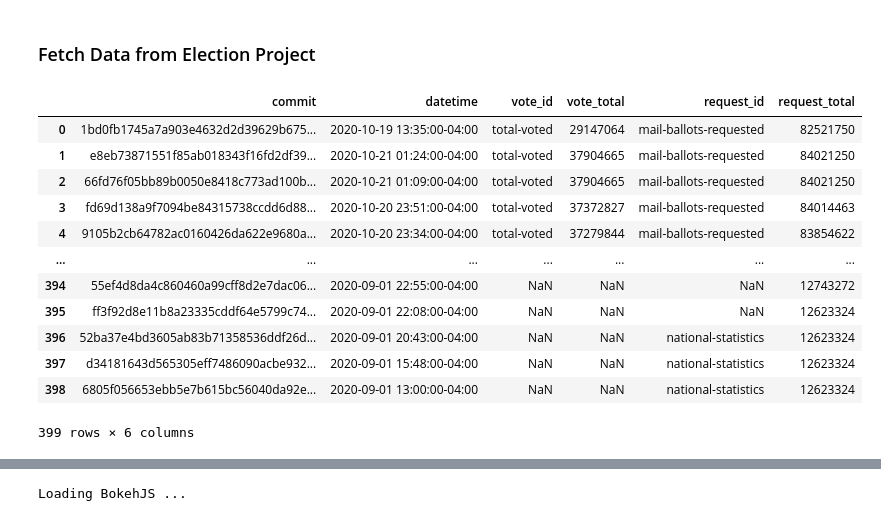
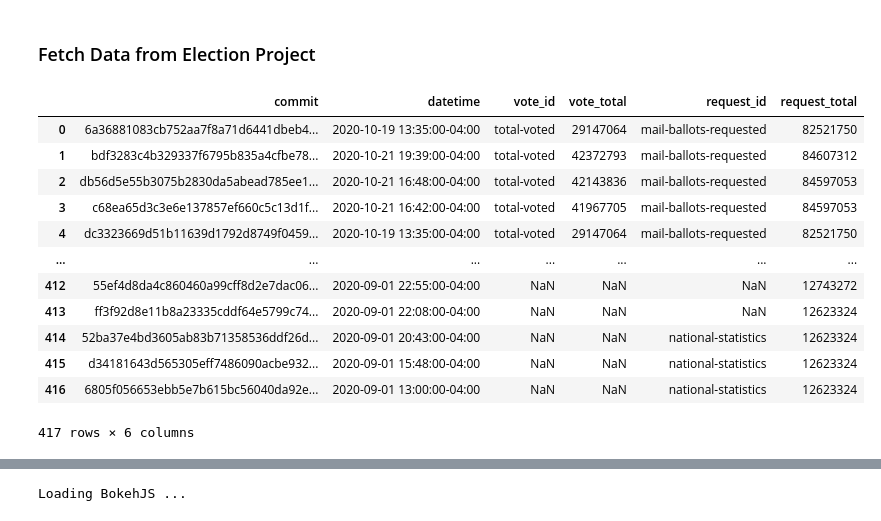
Before and after one commit to jmerkel05/2020_Vote, a Jupyter notebook: get_data.ipynb, the cells around one changed output, grey strips where cells are left out. Saved outputs shown, nothing was run; the diff lists cells and outputs as text; code cells hidden in the pictures.

Commit message:
readme.md update, reorganized functions, data update

```diff
--- a/get_data.ipynb
+++ b/get_data.ipynb
@@ -24,11 +27,27 @@ date_slice_start, date_slice_end = len('Last updated: '),-len(' Eastern Time')
 timezone = pytz.timezone('US/Eastern')
 topline_ids = ['total-mail-ballots-returned-or-in-person-early-votes', 'mail-ballots-requested']
 table_ids = ['voted-mail-ballots-by-party-registration', 'mail-ballots-requested-by-party-registration']
-cast_str = re.compile(r'Voters have cast a total of')
+cast_str = [re.compile(r'Voters have cast a total of'), re.compile(r'Total Early Votes: ')]
 request_str = [re.compile(r'Voters have requested a total of'), re.compile(r'There are a total of ')]
 # DataFrame empty list initialization and columns names
 
 totals_pkl_file = '2020_vote_totals.pkl'
+
+# http://www.electproject.org/early_2016
+# 09/25/16 https://www.huffpost.com/entry/2016-early-voting-underwa_b_12184290 9,525
+# 10/02/16 https://www.huffpost.com/entry/early-in-the-early-voting_b_12303146 74,836
+# 10/09/16 https://www.huffpost.com/entry/early-voting-a-month-to-g_b_12424562 429,337
+# 10/16/16 https://www.huffpost.com/entry/early-voting-more-states_b_12517738 1,400,000
+# 10/23/16 https://www.huffpost.com/entry/early-voting-the-election_b_12614284 5,900,000
+# 10/30/16 https://www.huffpost.com/entry/early-voting-stability-de_b_12723188 21,000,000
+# 11/02/16 https://docs.google.com/spreadsheets/d/1fz_V3oAUL8XJMEudq5wm5hDT_f554uagt6sIm_sJDro/edit?usp=sharing 46,220,922
+# 11/03/16 https://docs.google.com/spreadsheets/d/1fz_V3oAUL8XJMEudq5wm5hDT_f554uagt6sIm_sJDro/edit?usp=sharing total votes without write-ins 128,925,332
+# 11/03/16 https://ballotpedia.org/Presidential_election,_2016 136,452,15
+
+vote_2016_dict = {'datetime':
+                  ['09/25/2016 10:59 PM', '10/02/2016 10:59 PM', '10/09/2016 10:59 PM', '10/16/2016 10:59 PM', '10/23/2016 10:59 PM', '10/30/2016 10:59 PM', '11/02/2016 10:59 PM', '11/03/2016 10:59 PM'],
+                  'vote_total_2016':
+                  [9525 , 74836, 429337, 1400000, 5900000, 21000000, 46220922, 136452150]}
 # %%
 for entry in os.scandir():
     if not entry.name.startswith('.') and entry.is_dir():
@@ -49,0 +78,12 @@ docs/index.html commits: 378
+# %%
+def totals_init(data_file=''):
+    totals_list = []
+    totals_cols = ['commit','datetime','vote_id','vote_total', 'request_id', 'request_total']
+    if data_file[-4:]=='.pkl':
+        try:
+            df = pd.read_pickle(pkl_file)
+        except:
+            df = pd.DataFrame(totals_list,columns=totals_cols)
+    else:
+        df = pd.DataFrame(totals_list,columns=totals_cols)
+    return df
@@ -125,17 +206,17 @@ def get_data(repo, pkl_file):
 # %%
-df_totals = get_data(cloned_repo, totals_pkl_file)
+df_totals = get_data(cloned_repo, totals_pkl_file, totals_pkl_file)
 df_totals
 # %% [output]
 |  | commit | datetime | vote_id | vote_total | request_id | request_total |
-| 0 | 1bd0fb1745a7a903e4632d2d39629b675... | 2020-10-19 13:35:00-04:00 | total-voted | 29147064 | mail-ballots-requested | 82521750 |
-| 1 | e8eb73871551f85ab018343f16fd2df39... | 2020-10-21 01:24:00-04:00 | total-voted | 37904665 | mail-ballots-requested | 84021250 |
-| 2 | 66fd76f05bb89b0050e8418c773ad100b... | 2020-10-21 01:09:00-04:00 | total-voted | 37904665 | mail-ballots-requested | 84021250 |
-| 3 | fd69d138a9f7094be84315738ccdd6d88... | 2020-10-20 23:51:00-04:00 | total-voted | 37372827 | mail-ballots-requested | 84014463 |
-| 4 | 9105b2cb64782ac0160426da622e9680a... | 2020-10-20 23:34:00-04:00 | total-voted | 37279844 | mail-ballots-requested | 83854622 |
+| 0 | 6a36881083cb752aa7f8a71d6441dbeb4... | 2020-10-19 13:35:00-04:00 | total-voted | 29147064 | mail-ballots-requested | 82521750 |
+| 1 | bdf3283c4b329337f6795b835a4cfbe78... | 2020-10-21 19:39:00-04:00 | total-voted | 42372793 | mail-ballots-requested | 84607312 |
+| 2 | db56d5e55b3075b2830da5abead785ee1... | 2020-10-21 16:48:00-04:00 | total-voted | 42143836 | mail-ballots-requested | 84597053 |
+| 3 | c68ea65d3c3e6e137857ef660c5c13d1f... | 2020-10-21 16:42:00-04:00 | total-voted | 41967705 | mail-ballots-requested | 84597053 |
+| 4 | dc3323669d51b11639d1792d8749f0459... | 2020-10-19 13:35:00-04:00 | total-voted | 29147064 | mail-ballots-requested | 82521750 |
 | ... | ... | ... | ... | ... | ... | ... |
-| 394 | 55ef4d8da4c860460a99cff8d2e7dac06... | 2020-09-01 22:55:00-04:00 | NaN | NaN | NaN | 12743272 |
-| 395 | ff3f92d8e11b8a23335cddf64e5799c74... | 2020-09-01 22:08:00-04:00 | NaN | NaN | NaN | 12623324 |
-| 396 | 52ba37e4bd3605ab83b71358536ddf26d... | 2020-09-01 20:43:00-04:00 | NaN | NaN | national-statistics | 12623324 |
-| 397 | d34181643d565305eff7486090acbe932... | 2020-09-01 15:48:00-04:00 | NaN | NaN | national-statistics | 12623324 |
-| 398 | 6805f056653ebb5e7b615bc56040da92e... | 2020-09-01 13:00:00-04:00 | NaN | NaN | national-statistics | 12623324 |
+| 412 | 55ef4d8da4c860460a99cff8d2e7dac06... | 2020-09-01 22:55:00-04:00 | NaN | NaN | NaN | 12743272 |
+| 413 | ff3f92d8e11b8a23335cddf64e5799c74... | 2020-09-01 22:08:00-04:00 | NaN | NaN | NaN | 12623324 |
+| 414 | 52ba37e4bd3605ab83b71358536ddf26d... | 2020-09-01 20:43:00-04:00 | NaN | NaN | national-statistics | 12623324 |
+| 415 | d34181643d565305eff7486090acbe932... | 2020-09-01 15:48:00-04:00 | NaN | NaN | national-statistics | 12623324 |
+| 416 | 6805f056653ebb5e7b615bc56040da92e... | 2020-09-01 13:00:00-04:00 | NaN | NaN | national-statistics | 12623324 |
-399 rows × 6 columns
+417 rows × 6 columns
```
Also changed, not shown: parts of 27 cells of this notebook, 5 other files.
